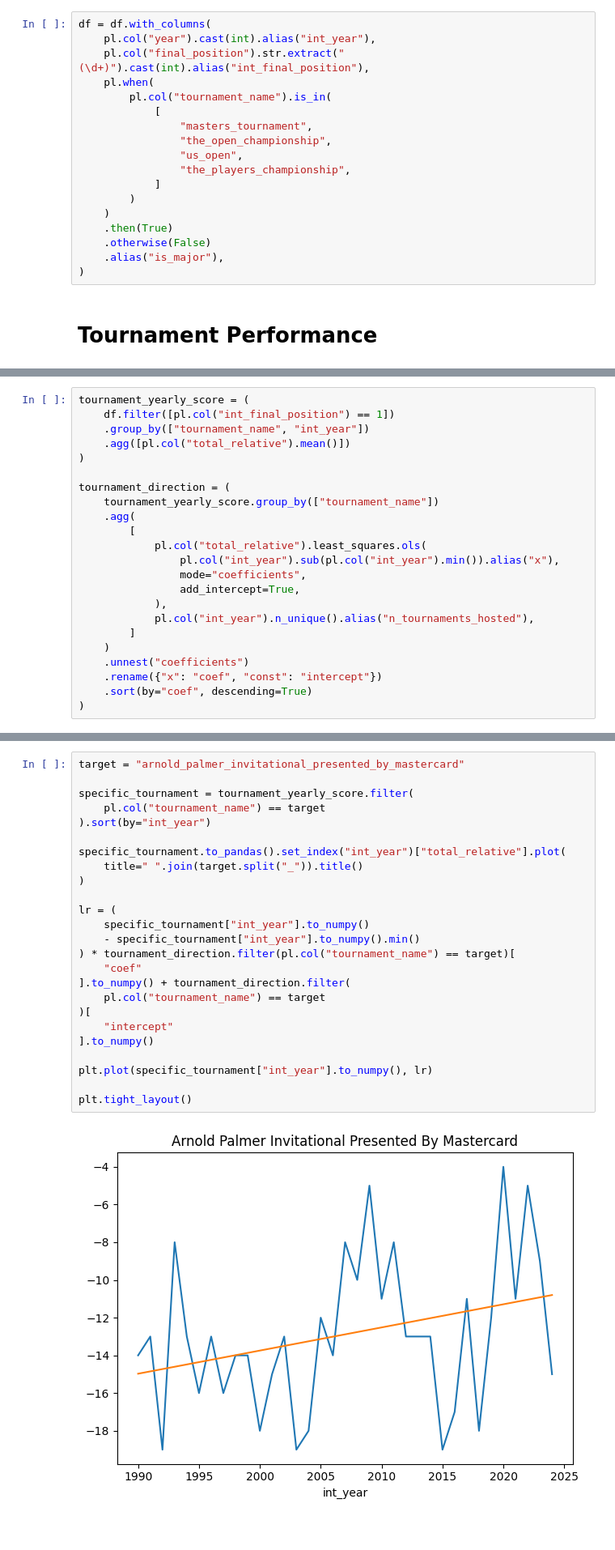
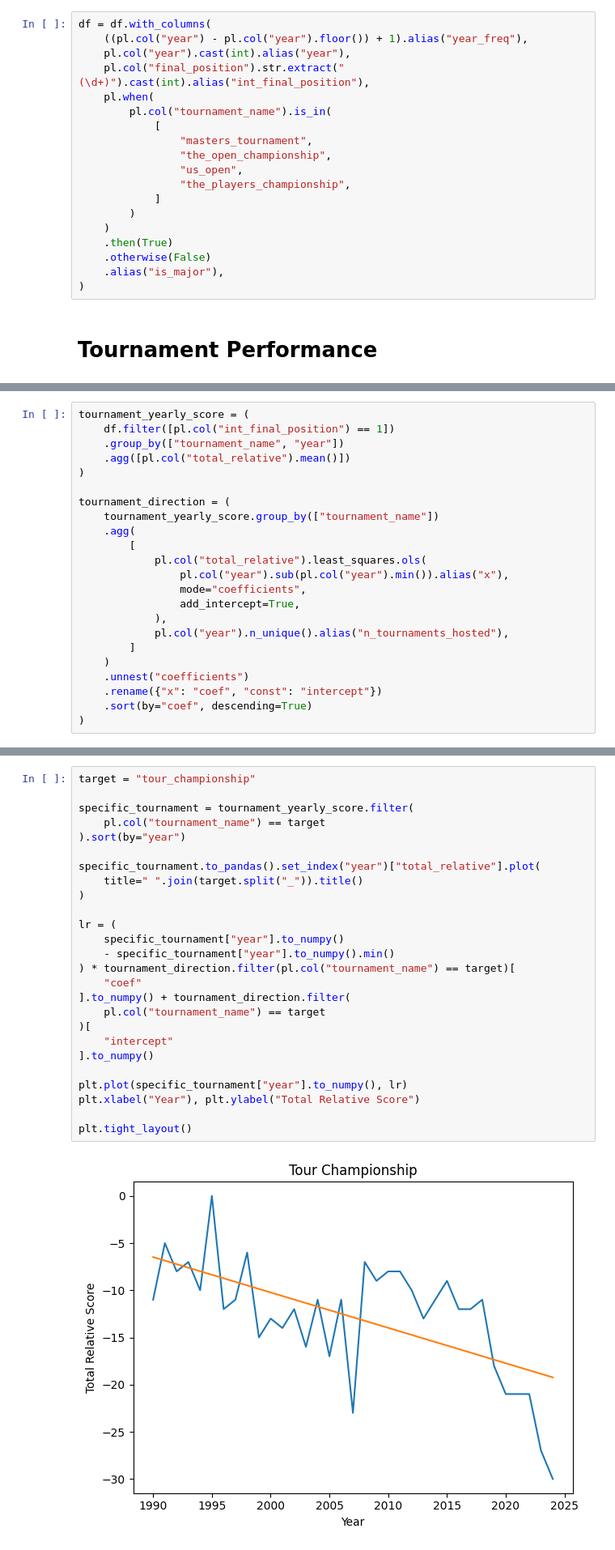
Before and after one commit to JackGreenaway/pga_scraper, a Jupyter notebook: analysis.ipynb, the cells around one changed output, grey strips where cells are left out. Shown at 81% size. Drawn from its saved outputs; the diff is of its cells as text.

```diff
--- a/analysis.ipynb
+++ b/analysis.ipynb
@@ -9,7 +9,8 @@ import statsmodels.api as sm
 df = pl.read_parquet("pga_results_1990_to_2024.pq")
 # %%
 df = df.with_columns(
-    pl.col("year").cast(int).alias("int_year"),
+    ((pl.col("year") - pl.col("year").floor()) + 1).alias("year_freq"),
+    pl.col("year").cast(int).alias("year"),
     pl.col("final_position").str.extract("(\d+)").cast(int).alias("int_final_position"),
     pl.when(
         pl.col("tournament_name").is_in(
@@ -90,7 +93,7 @@ shape: (2, 8)
 # %%
 tournament_yearly_score = (
     df.filter([pl.col("int_final_position") == 1])
-    .group_by(["tournament_name", "int_year"])
+    .group_by(["tournament_name", "year"])
     .agg([pl.col("total_relative").mean()])
 )
 
@@ -99,11 +102,11 @@ tournament_direction = (
     .agg(
         [
             pl.col("total_relative").least_squares.ols(
-                pl.col("int_year").sub(pl.col("int_year").min()).alias("x"),
+                pl.col("year").sub(pl.col("year").min()).alias("x"),
                 mode="coefficients",
                 add_intercept=True,
             ),
-            pl.col("int_year").n_unique().alias("n_tournaments_hosted"),
+            pl.col("year").n_unique().alias("n_tournaments_hosted"),
         ]
     )
     .unnest("coefficients")
@@ -149,32 +152,33 @@ shape: (10, 4)
 | "sanderson_farms_championship" | -0.193883 | -14.468995 | 33 |
 | "bmw_championship" | -0.132773 | -13.942857 | 35 |
 # %%
-target = "arnold_palmer_invitational_presented_by_mastercard"
+target = "tour_championship"
 
 specific_tournament = tournament_yearly_score.filter(
     pl.col("tournament_name") == target
-).sort(by="int_year")
+).sort(by="year")
 
-specific_tournament.to_pandas().set_index("int_year")["total_relative"].plot(
+specific_tournament.to_pandas().set_index("year")["total_relative"].plot(
     title=" ".join(target.split("_")).title()
 )
 
 lr = (
-    specific_tournament["int_year"].to_numpy()
-    - specific_tournament["int_year"].to_numpy().min()
+    specific_tournament["year"].to_numpy()
+    - specific_tournament["year"].to_numpy().min()
 ) * tournament_direction.filter(pl.col("tournament_name") == target)[
     "coef"
 ].to_numpy() + tournament_direction.filter(
     pl.col("tournament_name") == target
 )[
     "intercept"
 ].to_numpy()
 
-plt.plot(specific_tournament["int_year"].to_numpy(), lr)
+plt.plot(specific_tournament["year"].to_numpy(), lr)
+plt.xlabel("Year"), plt.ylabel("Total Relative Score")
 
 plt.tight_layout()
 # %% [output]
-[figure, old version]
+[figure, new version]
 # %% [markdown]
 # Player Performance
 # %%
```
Also changed, not shown: parts of 6 cells of this notebook, 2 other files.
